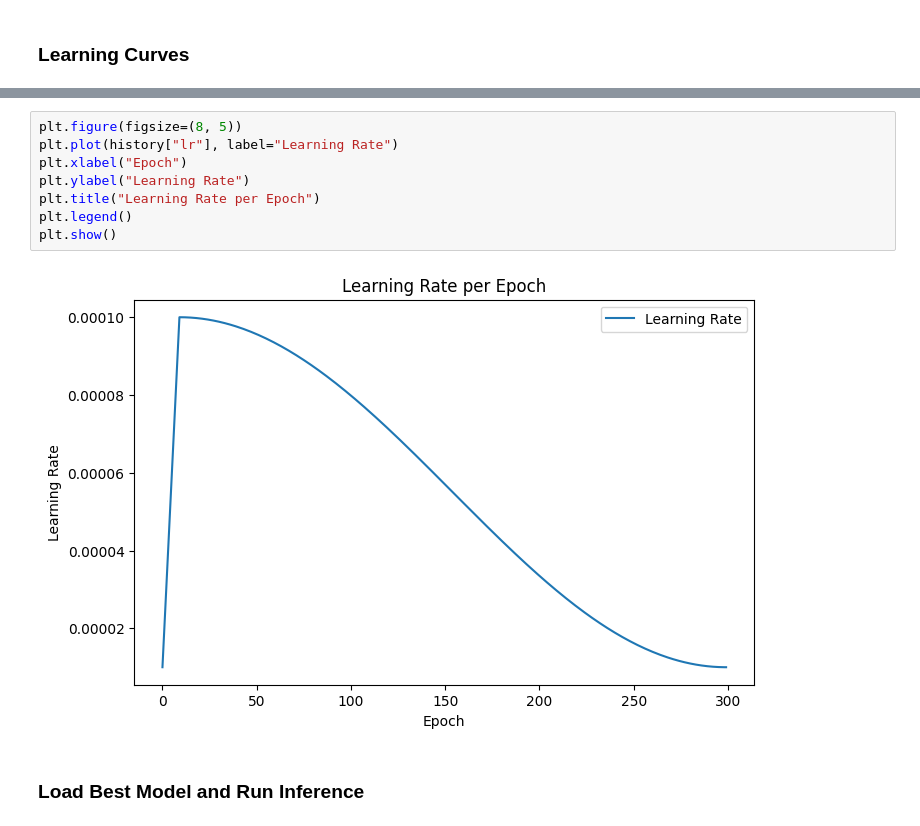
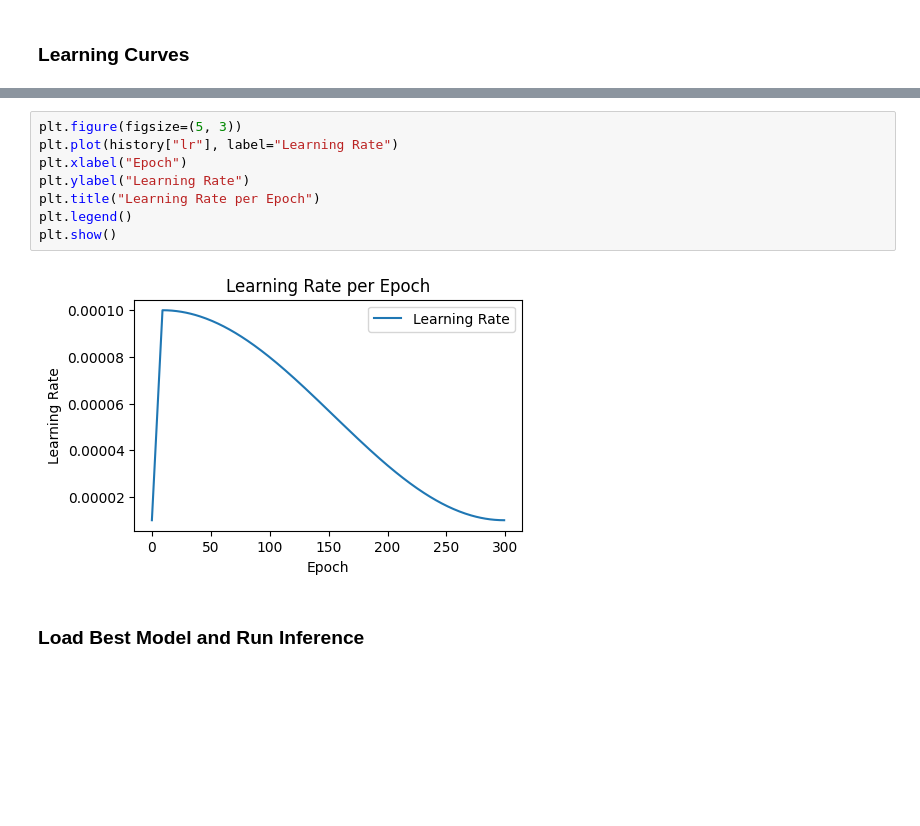
Before and after one commit to mxagar/diffusion-examples, a Jupyter notebook: ddpm/ddpm.ipynb, the cells around one changed output, grey strips where cells are left out. Drawn from its saved outputs; the diff is of its cells as text; blank space fills up the shorter version.

```diff
--- a/ddpm/ddpm.ipynb
+++ b/ddpm/ddpm.ipynb
@@ -759,13 +759,13 @@ plt.show()
 # %%
-plt.figure(figsize=(8, 5))
+plt.figure(figsize=(5, 3))
 plt.plot(history["lr"], label="Learning Rate")
 plt.xlabel("Epoch")
 plt.ylabel("Learning Rate")
 plt.title("Learning Rate per Epoch")
 plt.legend()
 plt.show()
 # %% [output]
-[figure, old version]
+[figure, new version]
 # %% [markdown]
 ### Load Best Model and Run Inference
 # %%
```
Also changed, not shown: parts of 1 cell of this notebook, 3 other files.
